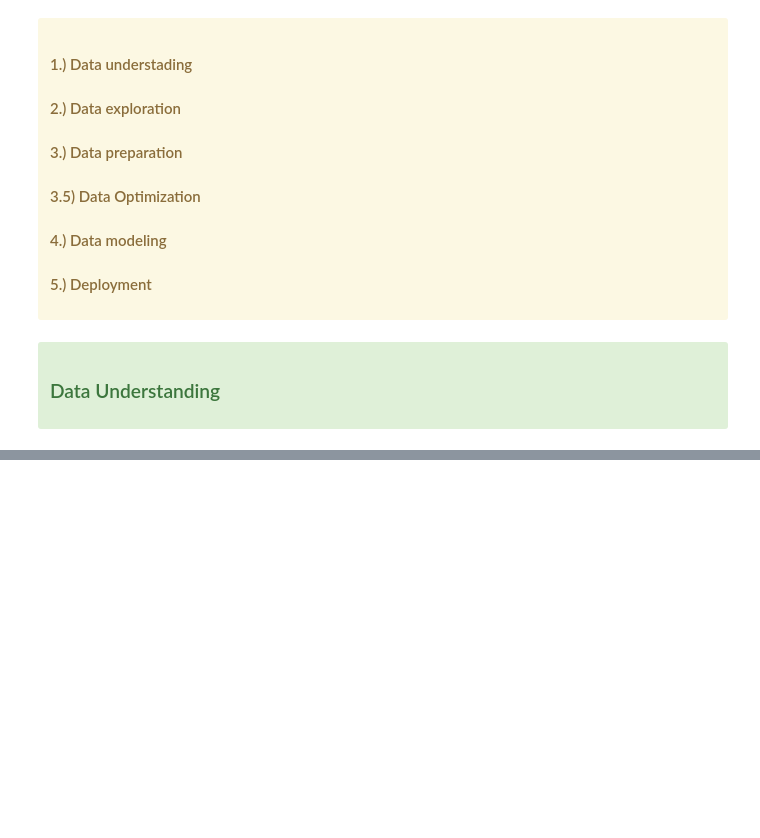
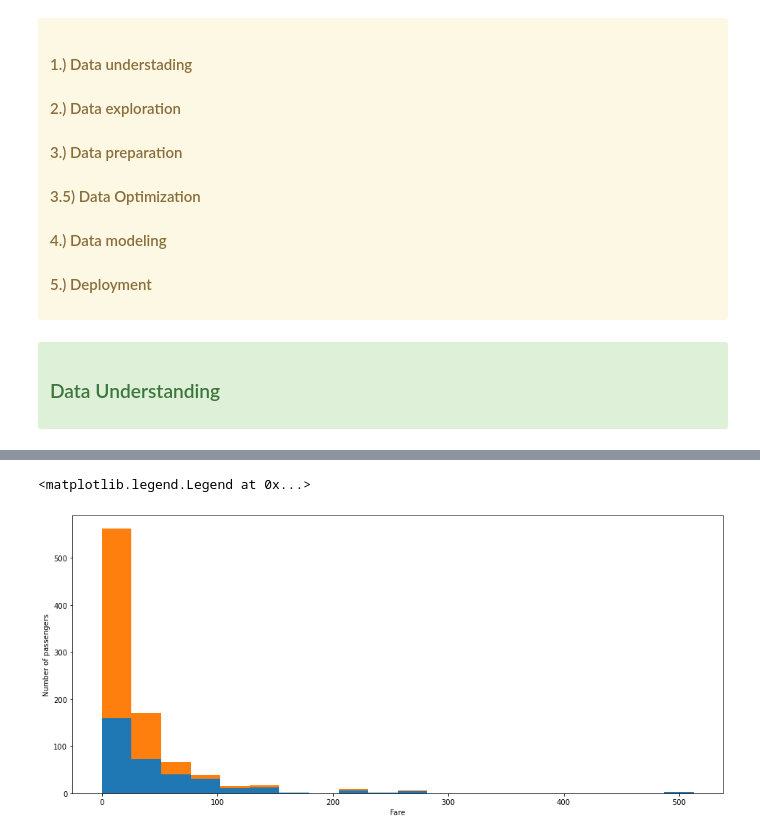
Before and after one commit to Panitnun-6243/kaggle_titanic, a Jupyter notebook: titanic_process.ipynb, the cells around one changed output, grey strips where cells are left out. Drawn from its saved outputs; the diff is of its cells as text; code cells hidden in the pictures; blank space fills up the shorter version.

```diff
--- a/titanic_process.ipynb
+++ b/titanic_process.ipynb
@@ -59,0 +149,15 @@ train_data.info()
+# %%
+#new feature 'Died' just for visualize
+train_data['Died'] = 1 - train_data['Survived']
+#survive rate with fare
+figure = plt.figure(figsize=(16, 7))
+plt.hist([train_data[train_data['Survived'] == 1]['Fare'], train_data[train_data['Survived'] == 0]['Fare']],
+         stacked=True, bins = 20, label = ['Survived','Dead'])
+plt.xlabel('Fare')
+plt.ylabel('Number of passengers')
+plt.legend()
+plt.legend([],[], frameon=False)
+#plt.savefig('fare_survived.png', format='png', dpi=300)
+# %% [output]
+<matplotlib.legend.Legend at 0x...>
+[figure, added]
```
Also changed, not shown: parts of 10 cells of this notebook.
